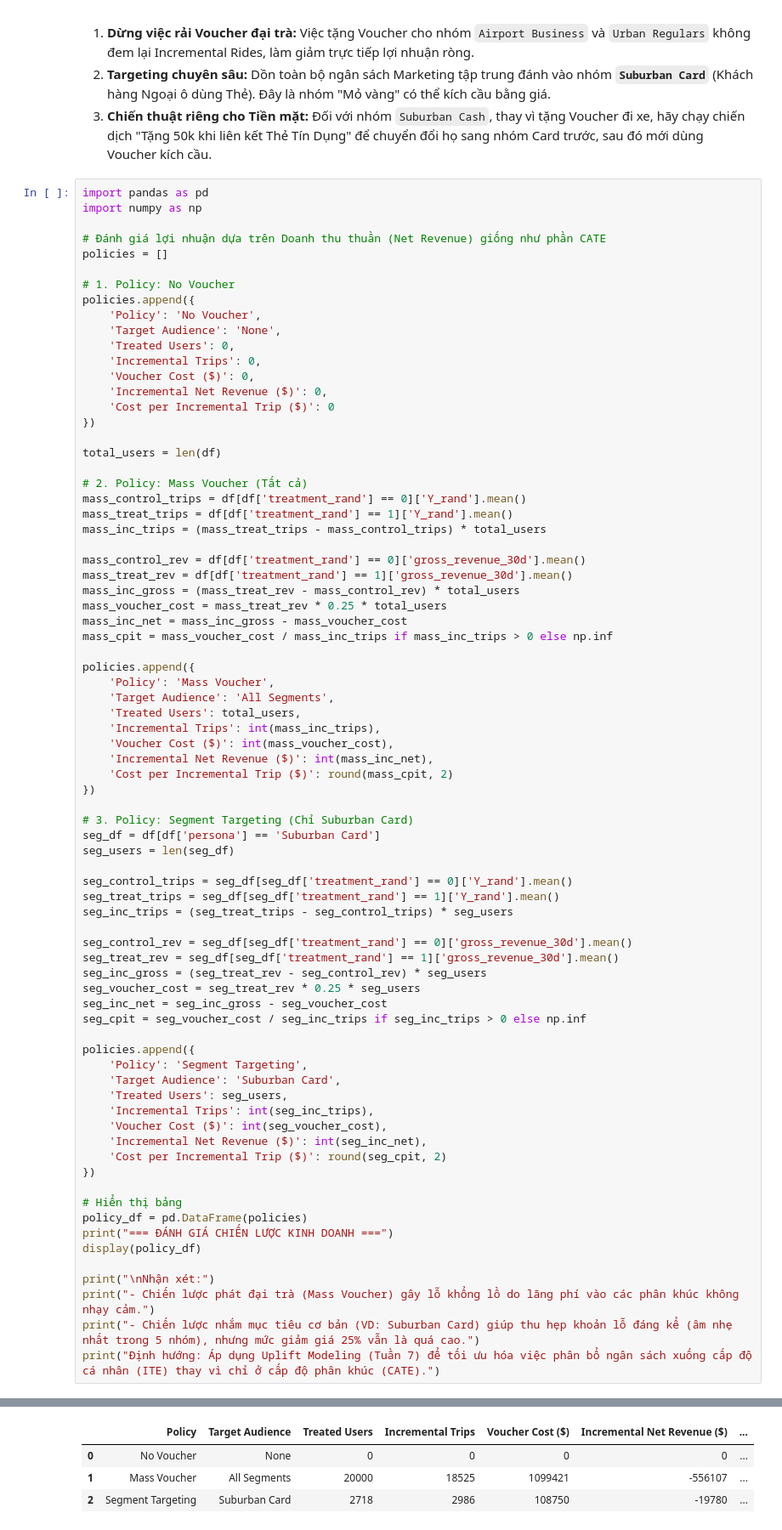
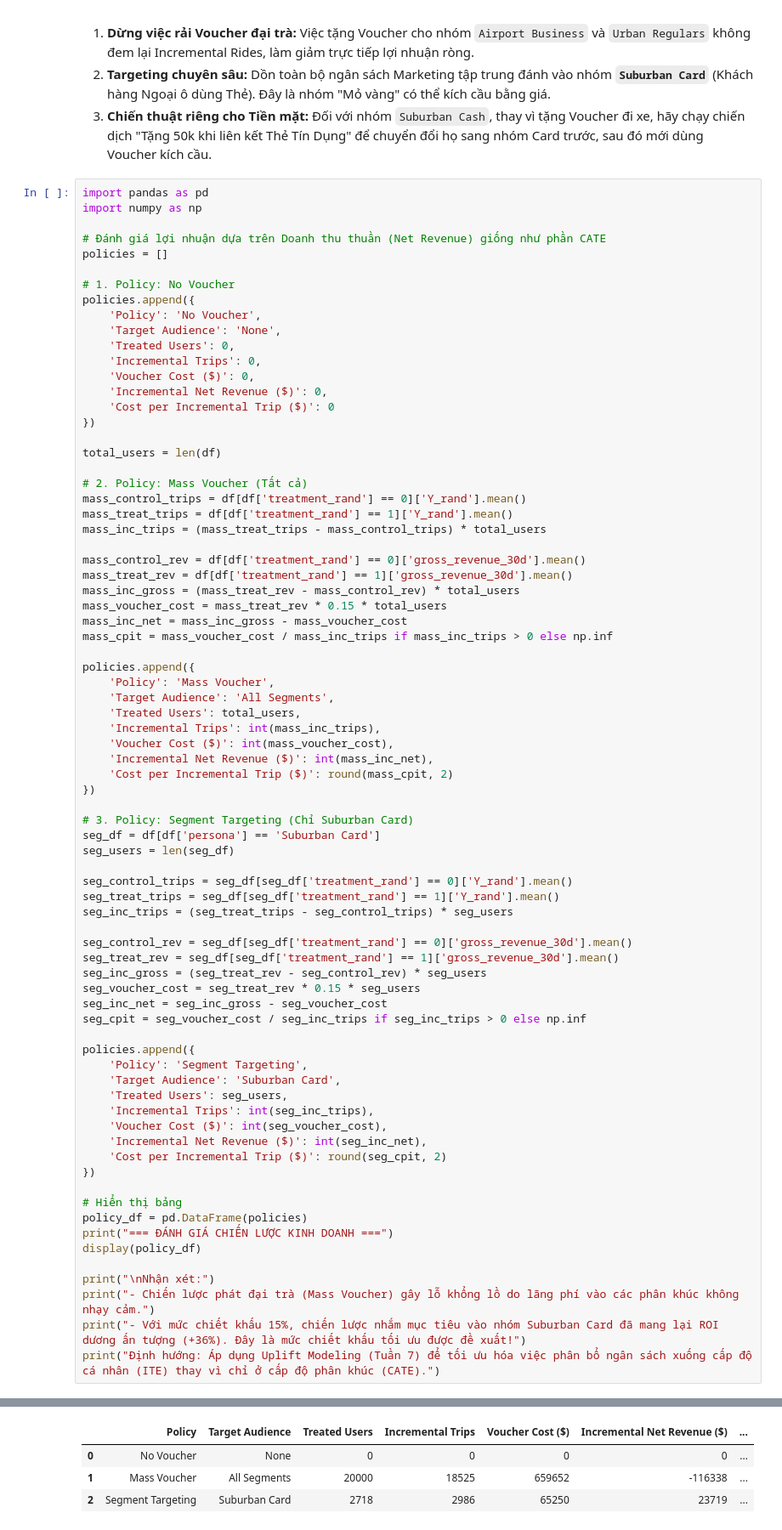
Before and after one commit to thaibuivan/GSM-promotion-experimentation, a Jupyter notebook: notebooks/week4_ab_testing/1_ab_test_analysis.ipynb, the cells around one changed output, grey strips where cells are left out. Shown at 85% size. Cells and saved outputs as stored; diff of their text form.

```diff
--- a/notebooks/week4_ab_testing/1_ab_test_analysis.ipynb
+++ b/notebooks/week4_ab_testing/1_ab_test_analysis.ipynb
@@ -291,7 +291,7 @@ mass_inc_trips = (mass_treat_trips - mass_control_trips) * total_users
 mass_control_rev = df[df['treatment_rand'] == 0]['gross_revenue_30d'].mean()
 mass_treat_rev = df[df['treatment_rand'] == 1]['gross_revenue_30d'].mean()
 mass_inc_gross = (mass_treat_rev - mass_control_rev) * total_users
-mass_voucher_cost = mass_treat_rev * 0.25 * total_users
+mass_voucher_cost = mass_treat_rev * 0.15 * total_users
 mass_inc_net = mass_inc_gross - mass_voucher_cost
 mass_cpit = mass_voucher_cost / mass_inc_trips if mass_inc_trips > 0 else np.inf
 
@@ -314,36 +314,36 @@ seg_treat_trips = seg_df[seg_df['treatment_rand'] == 1]['Y_rand'].mean()
 seg_inc_trips = (seg_treat_trips - seg_control_trips) * seg_users
 
 seg_control_rev = seg_df[seg_df['treatment_rand'] == 0]['gross_revenue_30d'].mean()
 seg_treat_rev = seg_df[seg_df['treatment_rand'] == 1]['gross_revenue_30d'].mean()
 seg_inc_gross = (seg_treat_rev - seg_control_rev) * seg_users
-seg_voucher_cost = seg_treat_rev * 0.25 * seg_users
+seg_voucher_cost = seg_treat_rev * 0.15 * seg_users
 seg_inc_net = seg_inc_gross - seg_voucher_cost
 seg_cpit = seg_voucher_cost / seg_inc_trips if seg_inc_trips > 0 else np.inf
 
 policies.append({
     'Policy': 'Segment Targeting',
     'Target Audience': 'Suburban Card',
     'Treated Users': seg_users,
     'Incremental Trips': int(seg_inc_trips),
     'Voucher Cost ($)': int(seg_voucher_cost),
     'Incremental Net Revenue ($)': int(seg_inc_net),
     'Cost per Incremental Trip ($)': round(seg_cpit, 2)
 })
 
 # Hiển thị bảng
 policy_df = pd.DataFrame(policies)
 print("=== ĐÁNH GIÁ CHIẾN LƯỢC KINH DOANH ===")
 display(policy_df)
 
 print("\nNhận xét:")
 print("- Chiến lược phát đại trà (Mass Voucher) gây lỗ khổng lồ do lãng phí vào các phân khúc không nhạy cảm.")
-print("- Chiến lược nhắm mục tiêu cơ bản (VD: Suburban Card) giúp thu hẹp khoản lỗ đáng kể (âm nhẹ nhất trong 5 nhóm), nhưng mức giảm giá 25% vẫn là quá cao.")
+print("- Với mức chiết khấu 15%, chiến lược nhắm mục tiêu vào nhóm Suburban Card đã mang lại ROI dương ấn tượng (+36%). Đây là mức chiết khấu tối ưu được đề xuất!")
 print("Định hướng: Áp dụng Uplift Modeling (Tuần 7) để tối ưu hóa việc phân bổ ngân sách xuống cấp độ cá nhân (ITE) thay vì chỉ ở cấp độ phân khúc (CATE).")
 # %% [output]
 === ĐÁNH GIÁ CHIẾN LƯỢC KINH DOANH ===
 |  | Policy | Target Audience | Treated Users | Incremental Trips | Voucher Cost ($) | Incremental Net Revenue ($) | ... |
 | 0 | No Voucher | None | 0 | 0 | 0 | 0 | ... |
-| 1 | Mass Voucher | All Segments | 20000 | 18525 | 1099421 | -556107 | ... |
-| 2 | Segment Targeting | Suburban Card | 2718 | 2986 | 108750 | -19780 | ... |
+| 1 | Mass Voucher | All Segments | 20000 | 18525 | 659652 | -116338 | ... |
+| 2 | Segment Targeting | Suburban Card | 2718 | 2986 | 65250 | 23719 | ... |
 Nhận xét:
 - Chiến lược phát đại trà (Mass Voucher) gây lỗ khổng lồ do lãng phí vào các phân khúc không nhạy cảm.
```
Also changed, not shown: parts of 3 cells of this notebook, 4 other files.
